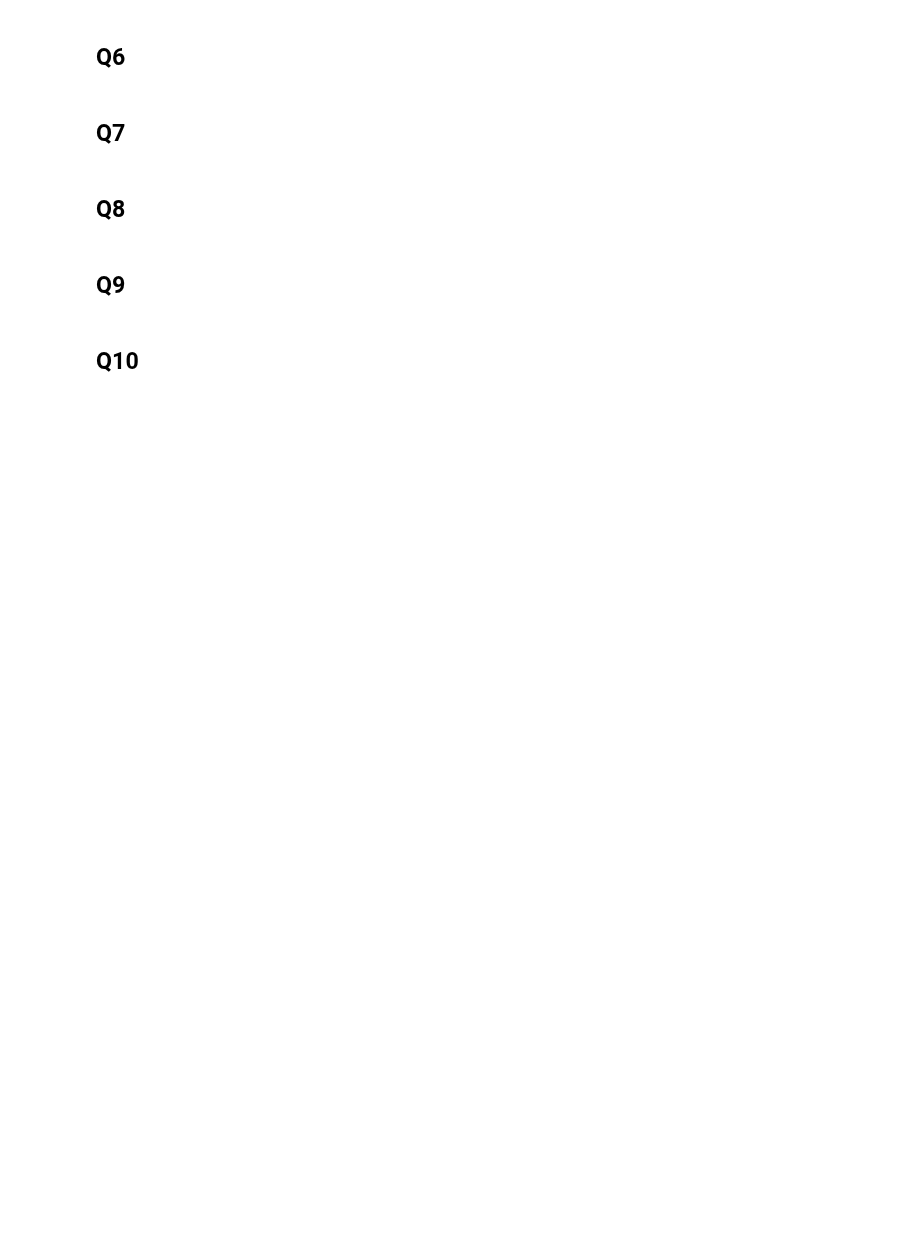
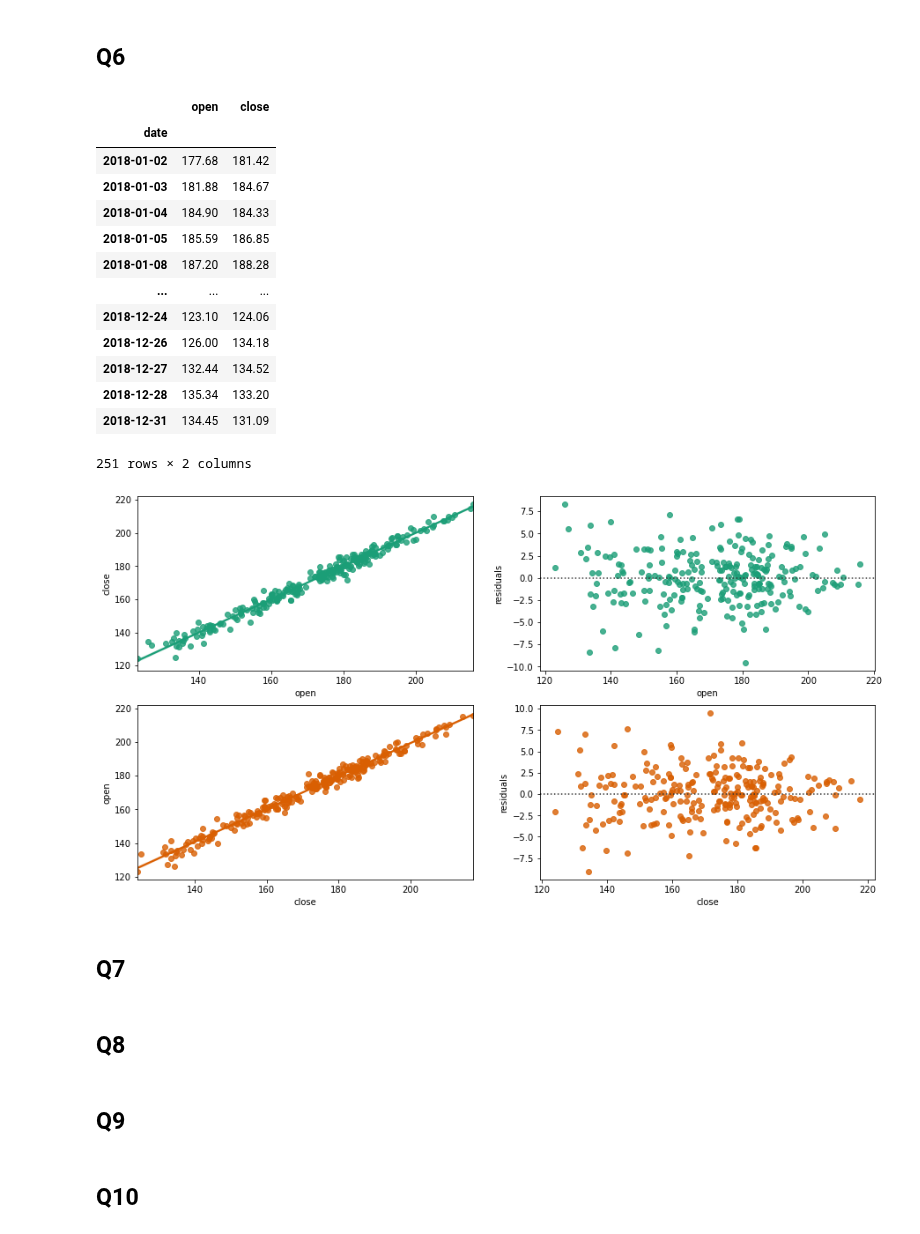
Before and after one commit to kevinsthompson/09-Hands-On-Data-Analysis-with-Pandas-2nd-edition, a Jupyter notebook: ch_06/KT_Exercises-Chp6.ipynb, the cells around one changed output. Saved outputs shown, nothing was run; the diff lists cells and outputs as text; code cells hidden in the pictures; blank space fills up the shorter version.

```diff
--- a/ch_06/KT_Exercises-Chp6.ipynb
+++ b/ch_06/KT_Exercises-Chp6.ipynb
@@ -189,5 +176,70 @@ Text(2017-12-19, 212.56, 'CA News Breaks')
 # %% [markdown]
 ## Q6
+# %%
+import itertools
+
+def reg_resid_plots(data):
+    """
+    Using `seaborn`, plot the regression and residuals plots
+    side-by-side for every permutation of 2 columns in the data.
+
+    Parameters:
+        - data: A `pandas.DataFrame`
+
+    Returns:
+        A matplotlib `Axes` object.
+    """
+    num_cols = data.shape[1]
+    permutation_count = num_cols * (num_cols - 1)
+
+    fig, ax = plt.subplots(permutation_count, 2, figsize=(15, 8))
+
+    for (x, y), axes, color in zip(
+          itertools.permutations(data.columns, 2)
+        , ax
+        # , itertools.cycle(['royalblue', 'darkorange'])
+          , [cm.Dark2(i) for i in range(len(ax))]
+
+    ):
+        for subplot, func in zip(axes, (sns.regplot, sns.residplot)):
+            func(x=x
+                 , y=y
+                 , data=data
+                 , ax=subplot
+                 , color=color
+                 )
+
+            if func == sns.residplot:
+                # mark the residuals as such
+                subplot.set_ylabel('residuals')
+    return fig.axes
+
+two_columns = fb[['open', 'close']]
+reg_resid_plots(two_columns)
+two_columns
+
+
+
+# # Finding available colormaps
+# from matplotlib import cm
+# cm.datad.keys()
+# Greens
+# %% [output]
+|  | open | close |
+| date |  |  |
+| 2018-01-02 | 177.68 | 181.42 |
+| 2018-01-03 | 181.88 | 184.67 |
+| 2018-01-04 | 184.90 | 184.33 |
+| 2018-01-05 | 185.59 | 186.85 |
+| 2018-01-08 | 187.20 | 188.28 |
+| ... | ... | ... |
+| 2018-12-24 | 123.10 | 124.06 |
+| 2018-12-26 | 126.00 | 134.18 |
+| 2018-12-27 | 132.44 | 134.52 |
+| 2018-12-28 | 135.34 | 133.20 |
+| 2018-12-31 | 134.45 | 131.09 |
+251 rows × 2 columns
+[figure, added]
 # %% [markdown]
 ## Q7
 # %% [markdown]
```
Also changed, not shown: parts of 2 cells of this notebook, 1 other file.
